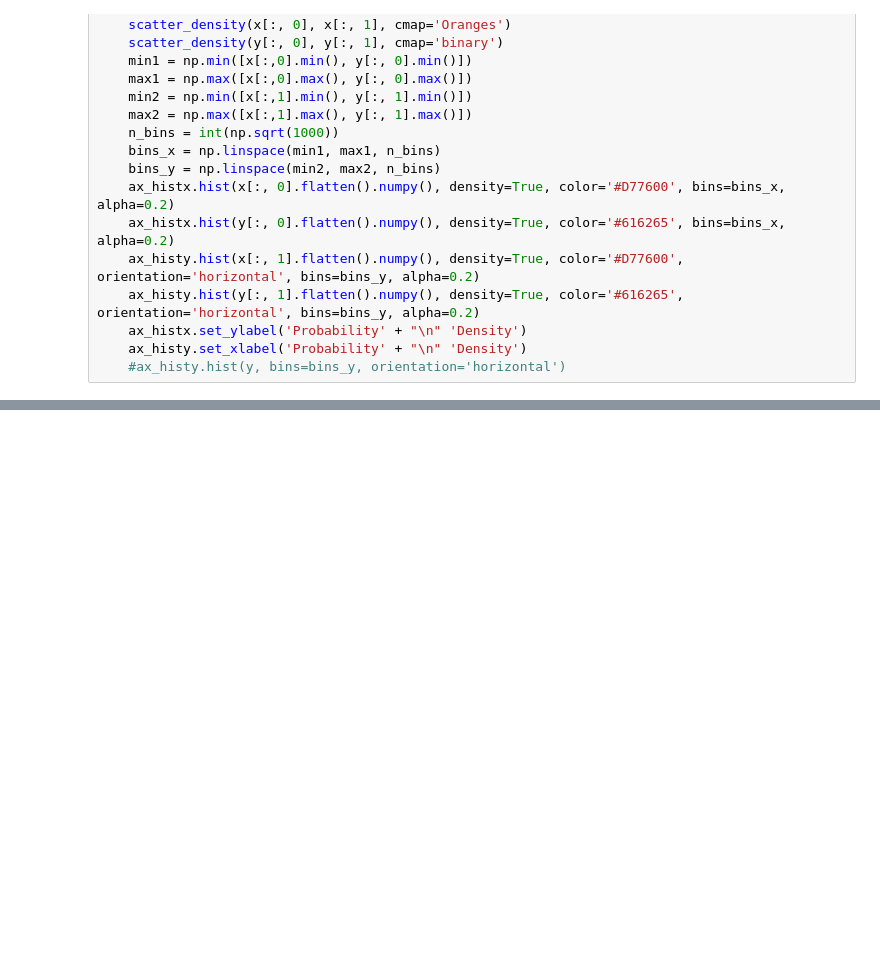
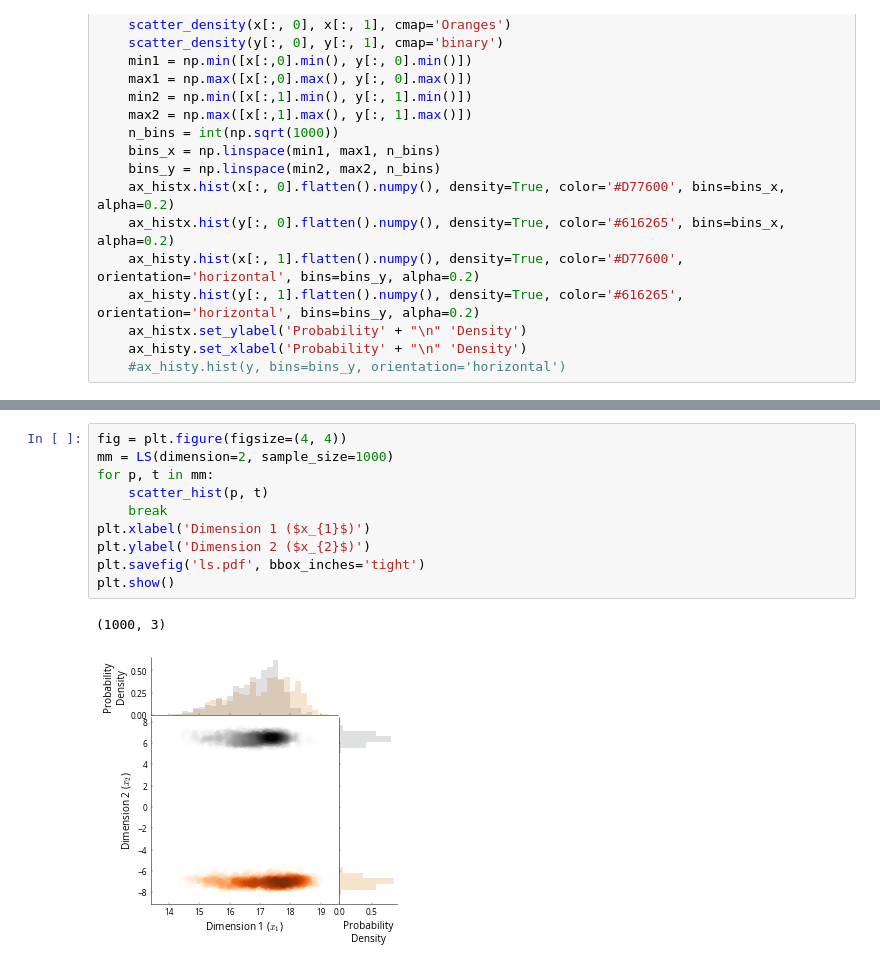
Before and after one commit to pnnl/DDKS, a Jupyter notebook: notebooks/ddks_datasets.ipynb, the cells around one changed output, grey strips where cells are left out. Drawn from its saved outputs; the diff is of its cells as text; blank space fills up the shorter version.

```diff
--- a/notebooks/ddks_datasets.ipynb
+++ b/notebooks/ddks_datasets.ipynb
@@ -110,0 +112,13 @@ plt.show()
+# %%
+fig = plt.figure(figsize=(4, 4))
+mm = LS(dimension=2, sample_size=1000)
+for p, t in mm:
+    scatter_hist(p, t)
+    break
+plt.xlabel('Dimension 1 ($x_{1}$)')
+plt.ylabel('Dimension 2 ($x_{2}$)')
+plt.savefig('ls.pdf', bbox_inches='tight')
+plt.show()
+# %% [output]
+(1000, 3)
+[figure, added]
```
Also changed, not shown: parts of 6 cells of this notebook, 2 other files.
